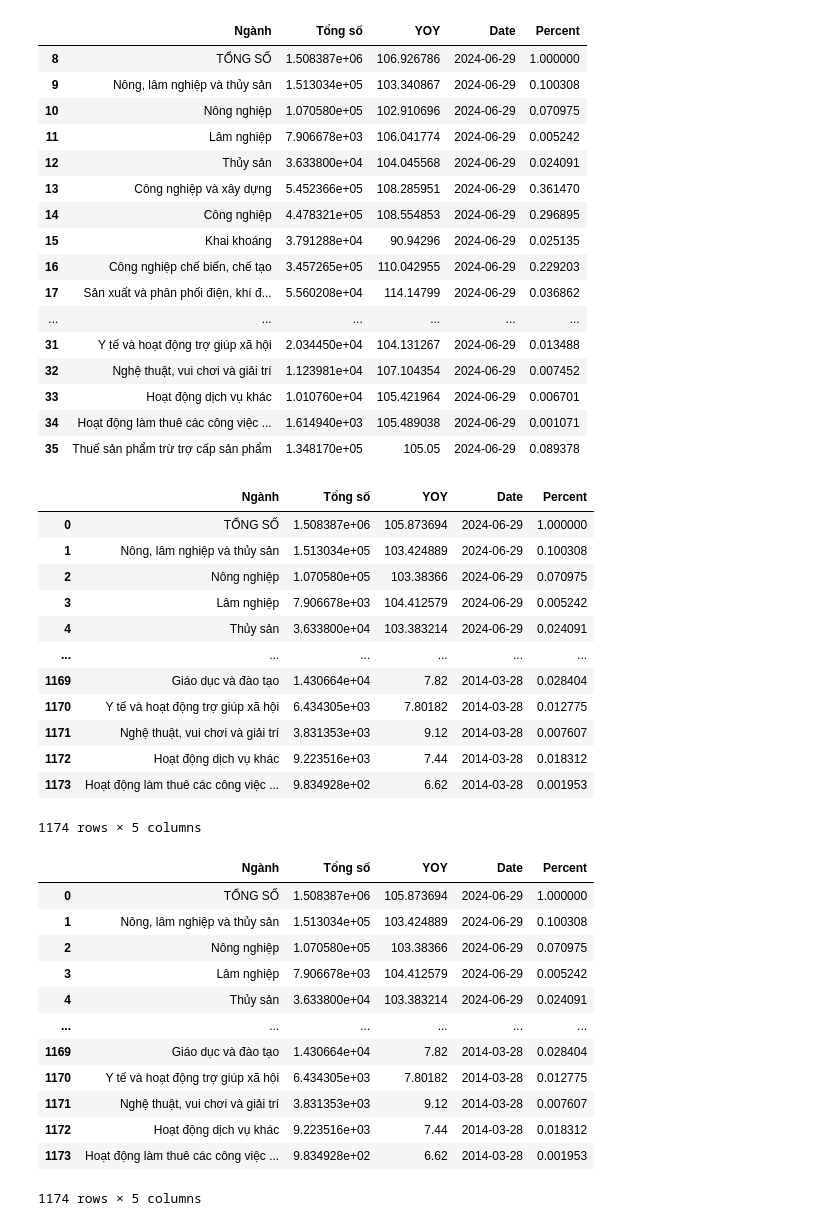
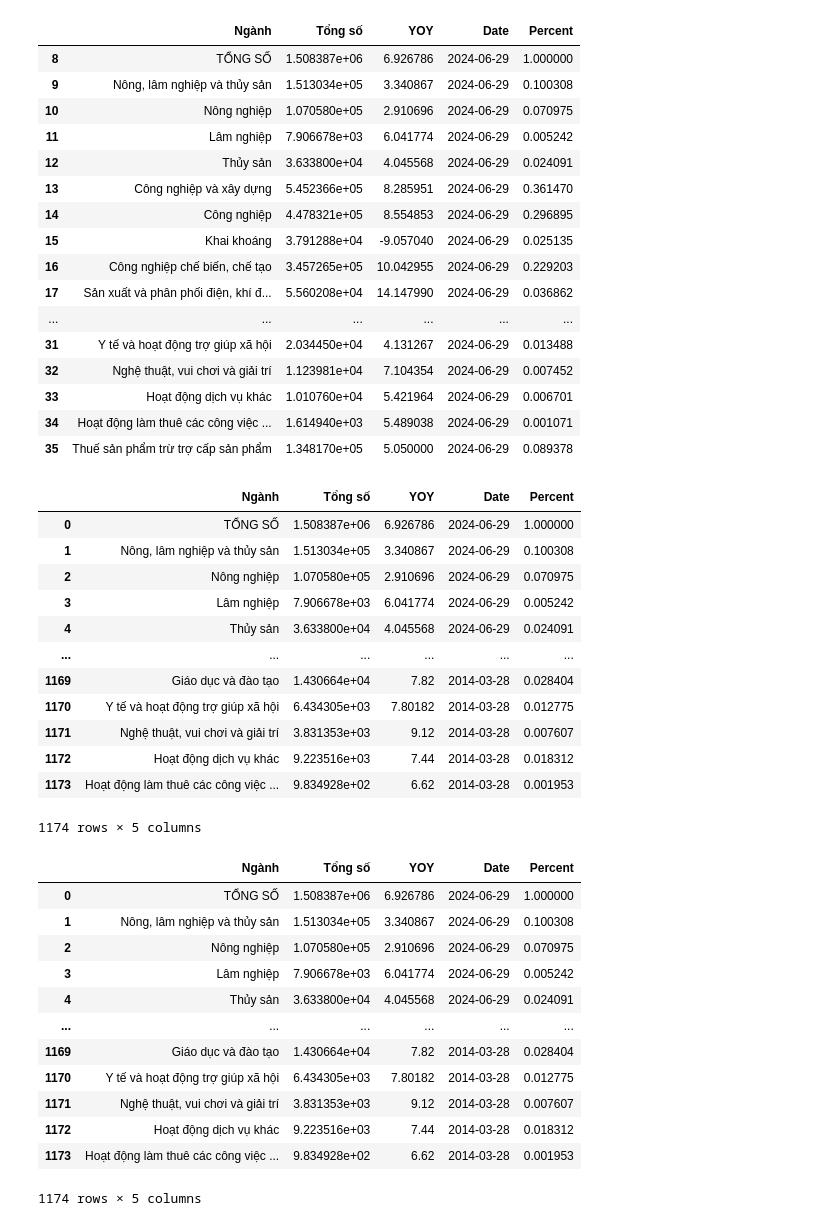
Before and after one commit to hiennguyen9874/vn-macroeconomics, a Jupyter notebook: notebooks/GDP.ipynb, the cells around one changed output. Drawn from its saved outputs; the diff is of its cells as text; code cells hidden in the pictures.

```diff
--- a/notebooks/GDP.ipynb
+++ b/notebooks/GDP.ipynb
@@ -125,51 +125,51 @@ def get_gdp_ss(xl, sheet_name, date):
                     | (df[df.columns[0]] == "TỔNG SẢN PHẨM TRONG NƯỚC")
                 ].index[0]
             )
         )
     )
 
     if len(df["Ngành"][df["Ngành"] == "TOTAL"].index) > 0:
         df["Ngành"] = df["Ngành"].map(en_to_vn)
 
     df = df[pd.to_numeric(df[df.columns[1]], errors="coerce").notnull()]
 
-    if int(date.split("-")[0]) < 2024:
-        df["YOY"] = df["YOY"] - 100
+    if not (int(date.split("-")[0]) == 2024 and int(date.split("-")[1]) == 3):
+        df["YOY"] = df["YOY"].astype(float) - 100
 
     df["Date"] = date
     df["Date"] = pd.to_datetime(df["Date"], dayfirst=False)
 
     df["Tổng số"] = df["Tổng số"].astype(float)
 
     total = df.loc[df["Tổng số"].idxmax(), df.columns[1]]
     df["Percent"] = df["Tổng số"] / total
 
     return df
 
 
 xl = pd.ExcelFile("../datas/2024-06-29-02.Bieu-T6.2024.xlsx")
 
 sheet_name = find_sheet_name(xl.sheet_names)
 
 get_gdp_ss(xl, sheet_name, "2024-06-29")
 # %% [output]
 |  | Ngành | Tổng số | YOY | Date | Percent |
-| 8 | TỔNG SỐ | 1.508387e+06 | 106.926786 | 2024-06-29 | 1.000000 |
-| 9 | Nông, lâm nghiệp và thủy sản | 1.513034e+05 | 103.340867 | 2024-06-29 | 0.100308 |
-| 10 | Nông nghiệp | 1.070580e+05 | 102.910696 | 2024-06-29 | 0.070975 |
-| 11 | Lâm nghiệp | 7.906678e+03 | 106.041774 | 2024-06-29 | 0.005242 |
-| 12 | Thủy sản | 3.633800e+04 | 104.045568 | 2024-06-29 | 0.024091 |
-| 13 | Công nghiệp và xây dựng | 5.452366e+05 | 108.285951 | 2024-06-29 | 0.361470 |
-| 14 | Công nghiệp | 4.478321e+05 | 108.554853 | 2024-06-29 | 0.296895 |
-| 15 | Khai khoáng | 3.791288e+04 | 90.94296 | 2024-06-29 | 0.025135 |
-| 16 | Công nghiệp chế biến, chế tạo | 3.457265e+05 | 110.042955 | 2024-06-29 | 0.229203 |
-| 17 | Sản xuất và phân phối điện, khí đ... | 5.560208e+04 | 114.14799 | 2024-06-29 | 0.036862 |
+| 8 | TỔNG SỐ | 1.508387e+06 | 6.926786 | 2024-06-29 | 1.000000 |
+| 9 | Nông, lâm nghiệp và thủy sản | 1.513034e+05 | 3.340867 | 2024-06-29 | 0.100308 |
+| 10 | Nông nghiệp | 1.070580e+05 | 2.910696 | 2024-06-29 | 0.070975 |
+| 11 | Lâm nghiệp | 7.906678e+03 | 6.041774 | 2024-06-29 | 0.005242 |
+| 12 | Thủy sản | 3.633800e+04 | 4.045568 | 2024-06-29 | 0.024091 |
+| 13 | Công nghiệp và xây dựng | 5.452366e+05 | 8.285951 | 2024-06-29 | 0.361470 |
+| 14 | Công nghiệp | 4.478321e+05 | 8.554853 | 2024-06-29 | 0.296895 |
+| 15 | Khai khoáng | 3.791288e+04 | -9.057040 | 2024-06-29 | 0.025135 |
+| 16 | Công nghiệp chế biến, chế tạo | 3.457265e+05 | 10.042955 | 2024-06-29 | 0.229203 |
+| 17 | Sản xuất và phân phối điện, khí đ... | 5.560208e+04 | 14.147990 | 2024-06-29 | 0.036862 |
 | ... | ... | ... | ... | ... | ... |
-| 31 | Y tế và hoạt động trợ giúp xã hội | 2.034450e+04 | 104.131267 | 2024-06-29 | 0.013488 |
-| 32 | Nghệ thuật, vui chơi và giải trí | 1.123981e+04 | 107.104354 | 2024-06-29 | 0.007452 |
-| 33 | Hoạt động dịch vụ khác | 1.010760e+04 | 105.421964 | 2024-06-29 | 0.006701 |
-| 34 | Hoạt động làm thuê các công việc ... | 1.614940e+03 | 105.489038 | 2024-06-29 | 0.001071 |
-| 35 | Thuế sản phẩm trừ trợ cấp sản phẩm | 1.348170e+05 | 105.05 | 2024-06-29 | 0.089378 |
+| 31 | Y tế và hoạt động trợ giúp xã hội | 2.034450e+04 | 4.131267 | 2024-06-29 | 0.013488 |
+| 32 | Nghệ thuật, vui chơi và giải trí | 1.123981e+04 | 7.104354 | 2024-06-29 | 0.007452 |
+| 33 | Hoạt động dịch vụ khác | 1.010760e+04 | 5.421964 | 2024-06-29 | 0.006701 |
+| 34 | Hoạt động làm thuê các công việc ... | 1.614940e+03 | 5.489038 | 2024-06-29 | 0.001071 |
+| 35 | Thuế sản phẩm trừ trợ cấp sản phẩm | 1.348170e+05 | 5.050000 | 2024-06-29 | 0.089378 |
 # %%
 import os
 import contextlib
@@ -211,11 +211,11 @@ dfs_gdp_ss["Date"] = pd.to_datetime(dfs_gdp_ss["Date"], dayfirst=False)
 dfs_gdp_ss
 # %% [output]
 |  | Ngành | Tổng số | YOY | Date | Percent |
-| 0 | TỔNG SỐ | 1.508387e+06 | 105.873694 | 2024-06-29 | 1.000000 |
-| 1 | Nông, lâm nghiệp và thủy sản | 1.513034e+05 | 103.424889 | 2024-06-29 | 0.100308 |
-| 2 | Nông nghiệp | 1.070580e+05 | 103.38366 | 2024-06-29 | 0.070975 |
-| 3 | Lâm nghiệp | 7.906678e+03 | 104.412579 | 2024-06-29 | 0.005242 |
-| 4 | Thủy sản | 3.633800e+04 | 103.383214 | 2024-06-29 | 0.024091 |
+| 0 | TỔNG SỐ | 1.508387e+06 | 6.926786 | 2024-06-29 | 1.000000 |
+| 1 | Nông, lâm nghiệp và thủy sản | 1.513034e+05 | 3.340867 | 2024-06-29 | 0.100308 |
+| 2 | Nông nghiệp | 1.070580e+05 | 2.910696 | 2024-06-29 | 0.070975 |
+| 3 | Lâm nghiệp | 7.906678e+03 | 6.041774 | 2024-06-29 | 0.005242 |
+| 4 | Thủy sản | 3.633800e+04 | 4.045568 | 2024-06-29 | 0.024091 |
 | ... | ... | ... | ... | ... | ... |
 | 1169 | Giáo dục và đào tạo | 1.430664e+04 | 7.82 | 2014-03-28 | 0.028404 |
 | 1170 | Y tế và hoạt động trợ giúp xã hội | 6.434305e+03 | 7.80182 | 2014-03-28 | 0.012775 |
@@ -265,11 +265,11 @@ dfs_gdp_ss["Ngành"] = dfs_gdp_ss["Ngành"].map(convert_nganh)
 dfs_gdp_ss
 # %% [output]
 |  | Ngành | Tổng số | YOY | Date | Percent |
-| 0 | TỔNG SỐ | 1.508387e+06 | 105.873694 | 2024-06-29 | 1.000000 |
-| 1 | Nông, lâm nghiệp và thủy sản | 1.513034e+05 | 103.424889 | 2024-06-29 | 0.100308 |
-| 2 | Nông nghiệp | 1.070580e+05 | 103.38366 | 2024-06-29 | 0.070975 |
-| 3 | Lâm nghiệp | 7.906678e+03 | 104.412579 | 2024-06-29 | 0.005242 |
-| 4 | Thủy sản | 3.633800e+04 | 103.383214 | 2024-06-29 | 0.024091 |
+| 0 | TỔNG SỐ | 1.508387e+06 | 6.926786 | 2024-06-29 | 1.000000 |
+| 1 | Nông, lâm nghiệp và thủy sản | 1.513034e+05 | 3.340867 | 2024-06-29 | 0.100308 |
+| 2 | Nông nghiệp | 1.070580e+05 | 2.910696 | 2024-06-29 | 0.070975 |
+| 3 | Lâm nghiệp | 7.906678e+03 | 6.041774 | 2024-06-29 | 0.005242 |
+| 4 | Thủy sản | 3.633800e+04 | 4.045568 | 2024-06-29 | 0.024091 |
 | ... | ... | ... | ... | ... | ... |
 | 1169 | Giáo dục và đào tạo | 1.430664e+04 | 7.82 | 2014-03-28 | 0.028404 |
 | 1170 | Y tế và hoạt động trợ giúp xã hội | 6.434305e+03 | 7.80182 | 2014-03-28 | 0.012775 |
```
Also changed, not shown: parts of 1 cell of this notebook, 2 other files.
